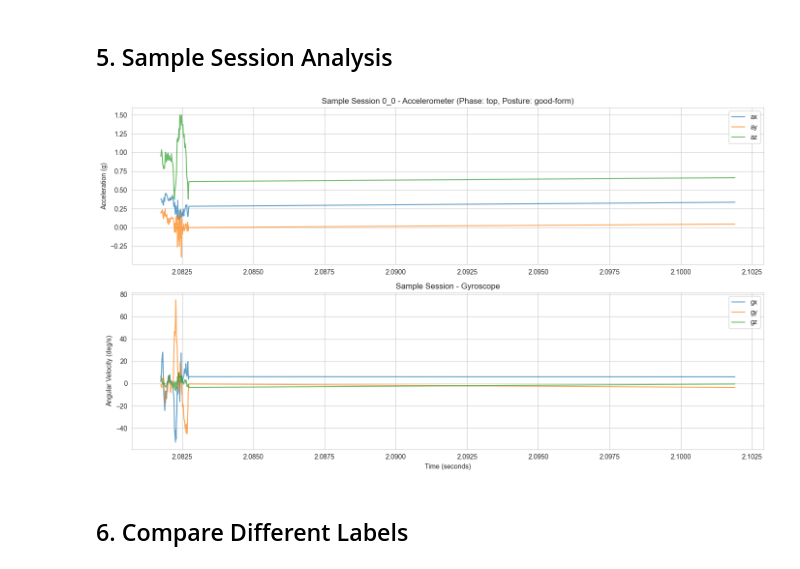
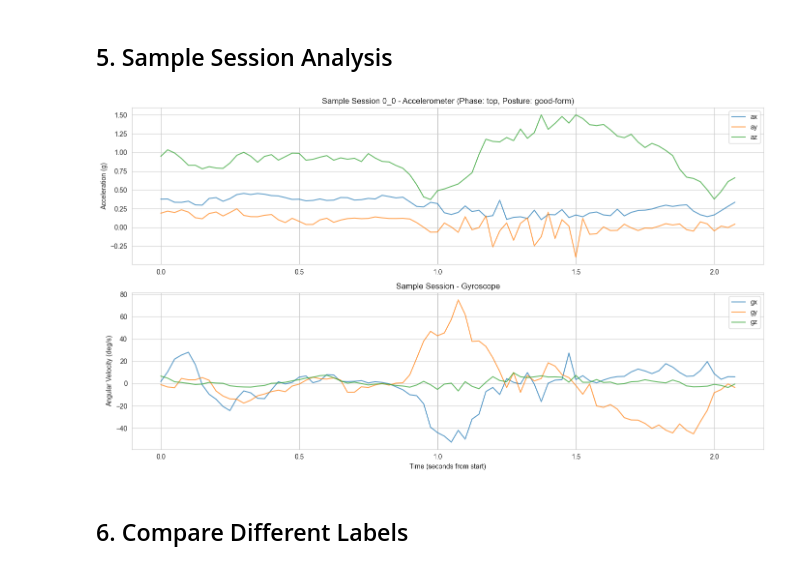
Before and after one commit to Nitrostrider/gains_ese3600, a Jupyter notebook: data_analysis.ipynb, the cells around one changed output. Drawn from its saved outputs; the diff is of its cells as text; code cells hidden in the pictures.

```diff
--- a/data_analysis.ipynb
+++ b/data_analysis.ipynb
@@ -65,11 +65,12 @@ def extract_sessions(data_dict, file_index, filename):
             'duration_sec': session['duration_sec']
         }
 
-        # Extract sensor data
-        for data_point in session['data']:
+        # Extract sensor data with sample index
+        for sample_idx, data_point in enumerate(session['data']):
             row = session_info.copy()
             row.update({
-                'elapsed_sec': data_point['elapsed_sec'],
+                'sample_index': sample_idx,  # Use sample index instead of elapsed_sec
+                'time_sec': sample_idx / 40.0,  # Calculate time from sample index (40 Hz)
                 'ax': data_point['ax'],
                 'ay': data_point['ay'],
                 'az': data_point['az'],
@@ -211,35 +212,38 @@ plt.show()
 # %%
 # Plot a sample session
 # Use the first unique session ID
-first_session_id = df['unique_session_id'].iloc[0]
+first_session_id = df['unique_session_id'].iloc[15]
 sample_session = df[df['unique_session_id'] == first_session_id].copy()
-sample_session = sample_session.sort_values('elapsed_sec')
+sample_session = sample_session.sort_values('sample_index')
+
+# Use time calculated from sample index
+time_from_start = sample_session['time_sec']
 
 fig, axes = plt.subplots(2, 1, figsize=(14, 8))
 
 # Accelerometer
-axes[0].plot(sample_session['elapsed_sec'], sample_session['ax'], label='ax', alpha=0.7)
-axes[0].plot(sample_session['elapsed_sec'], sample_session['ay'], label='ay', alpha=0.7)
-axes[0].plot(sample_session['elapsed_sec'], sample_session['az'], label='az', alpha=0.7)
+axes[0].plot(time_from_start, sample_session['ax'], label='ax', alpha=0.7)
+axes[0].plot(time_from_start, sample_session['ay'], label='ay', alpha=0.7)
+axes[0].plot(time_from_start, sample_session['az'], label='az', alpha=0.7)
 axes[0].set_title(f'Sample Session {first_session_id} - Accelerometer (Phase: {sample_session["phase_label"].iloc[0]}, Posture: {sample_session["posture_label"].iloc[0]})')
 axes[0].set_ylabel('Acceleration (g)')
 axes[0].legend()
 axes[0].grid(True)
 
 # Gyroscope
-axes[1].plot(sample_session['elapsed_sec'], sample_session['gx'], label='gx', alpha=0.7)
-axes[1].plot(sample_session['elapsed_sec'], sample_session['gy'], label='gy', alpha=0.7)
-axes[1].plot(sample_session['elapsed_sec'], sample_session['gz'], label='gz', alpha=0.7)
+axes[1].plot(time_from_start, sample_session['gx'], label='gx', alpha=0.7)
+axes[1].plot(time_from_start, sample_session['gy'], label='gy', alpha=0.7)
+axes[1].plot(time_from_start, sample_session['gz'], label='gz', alpha=0.7)
 axes[1].set_title('Sample Session - Gyroscope')
-axes[1].set_xlabel('Time (seconds)')
+axes[1].set_xlabel('Time (seconds from start)')
 axes[1].set_ylabel('Angular Velocity (deg/s)')
 axes[1].legend()
 axes[1].grid(True)
 
 plt.tight_layout()
 plt.show()
 # %% [output]
-[figure, old version]
+[figure, new version]
 # %% [markdown]
 ## 6. Compare Different Labels
 # %%
```
Also changed, not shown: parts of 6 cells of this notebook, 23 other files.
